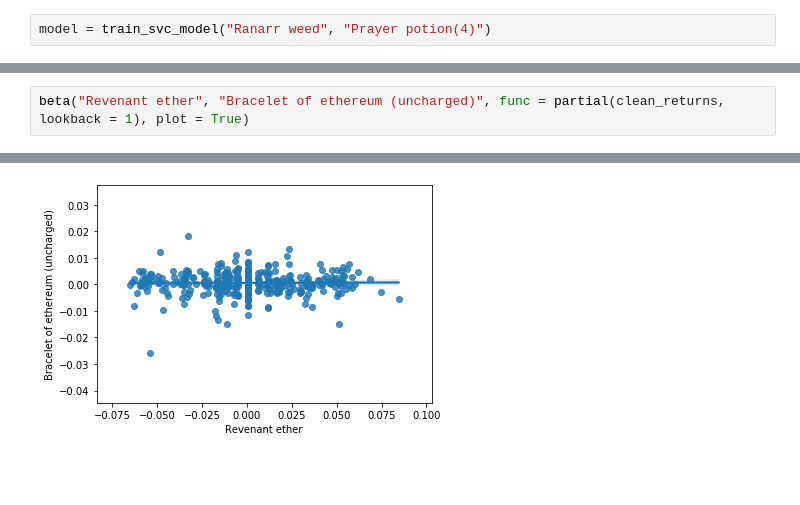
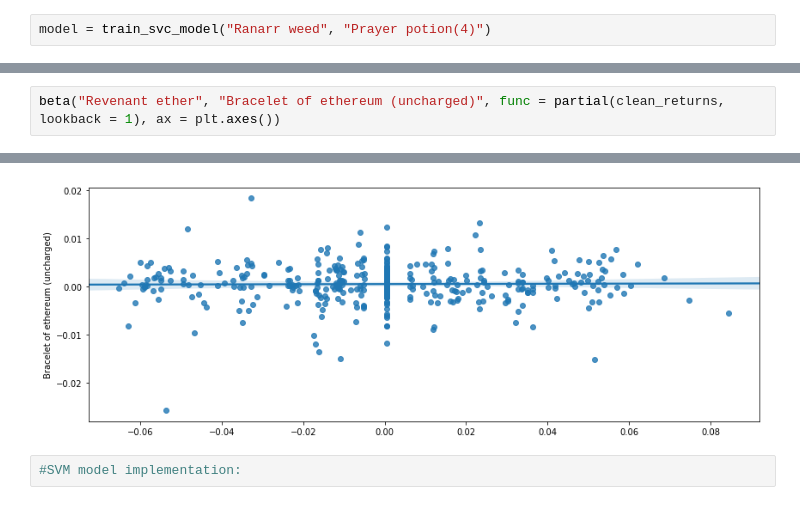
Before and after one commit to durumu/osrs-prediction, a Jupyter notebook: osrs.ipynb, the cells around one changed output, grey strips where cells are left out. Saved outputs shown, nothing was run; the diff lists cells and outputs as text; blank space fills up the shorter version.

Commit message:
add svr implementation

```diff
--- a/osrs.ipynb
+++ b/osrs.ipynb
@@ -418,3 +392,3 @@ beta("Trading sticks", "Red topaz machete", func = partial(percent_prices), plot
 # %%
-beta("Revenant ether", "Bracelet of ethereum (uncharged)", func = partial(clean_returns, lookback = 1), plot = True)
+beta("Revenant ether", "Bracelet of ethereum (uncharged)", func = partial(clean_returns, lookback = 1), ax = plt.axes())
 # %% [output]
@@ -422 +396,3 @@ beta("Revenant ether", "Bracelet of ethereum (uncharged)", func = partial(clean_
-[figure, old version]
+[figure, new version]
+# %%
+#SVM model implementation:
```
Also changed, not shown: parts of 11 cells of this notebook.
